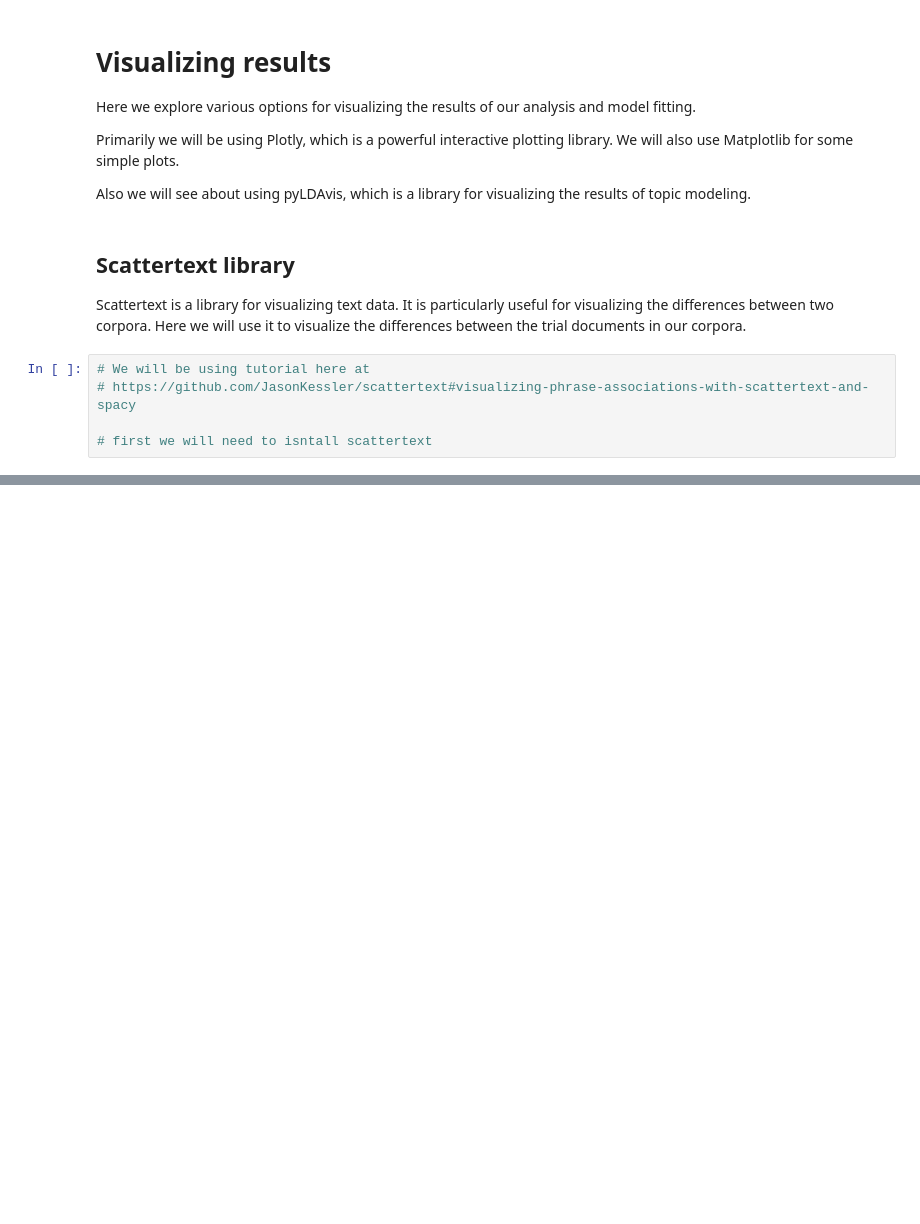
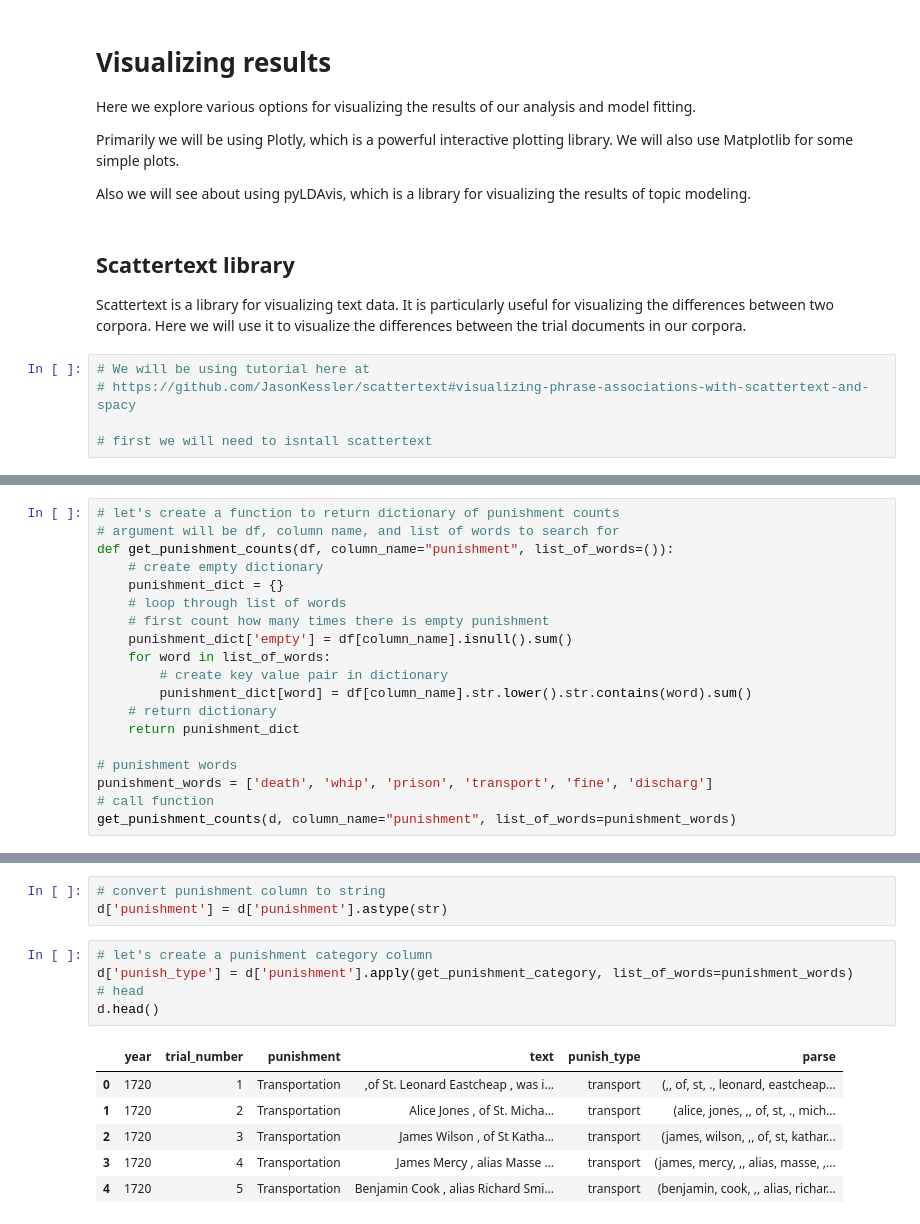
Before and after one commit to ValRCS/BSSDH_2023_workshop, a Jupyter notebook: notebooks/day2_part2_visualizing_results.ipynb, the cells around one changed output, grey strips where cells are left out. Saved outputs shown, nothing was run; the diff lists cells and outputs as text; blank space fills up the shorter version.

```diff
--- a/notebooks/day2_part2_visualizing_results.ipynb
+++ b/notebooks/day2_part2_visualizing_results.ipynb
@@ -41,0 +108,19 @@ open('./demo_compact.html', 'w', encoding="utf-8").write(html)
+# %%
+# let's create a function to return dictionary of punishment counts
+# argument will be df, column name, and list of words to search for
+def get_punishment_counts(df, column_name="punishment", list_of_words=()):
+    # create empty dictionary
+    punishment_dict = {}
+    # loop through list of words
+    # first count how many times there is empty punishment
+    punishment_dict['empty'] = df[column_name].isnull().sum()
+    for word in list_of_words:
+        # create key value pair in dictionary
+        punishment_dict[word] = df[column_name].str.lower().str.contains(word).sum()
+    # return dictionary
+    return punishment_dict
+
+# punishment words
+punishment_words = ['death', 'whip', 'prison', 'transport', 'fine', 'discharg']
+# call function
+get_punishment_counts(d, column_name="punishment", list_of_words=punishment_words)
@@ -41,0 +184,15 @@ open('./demo_compact.html', 'w', encoding="utf-8").write(html)
+# %%
+# convert punishment column to string
+d['punishment'] = d['punishment'].astype(str)
+# %%
+# let's create a punishment category column
+d['punish_type'] = d['punishment'].apply(get_punishment_category, list_of_words=punishment_words)
+# head
+d.head()
+# %% [output]
+|  | year | trial_number | punishment | text | punish_type | parse |
+| 0 | 1720 | 1 | Transportation | ,of St. Leonard Eastcheap , was i... | transport | (,, of, st, ., leonard, eastcheap... |
+| 1 | 1720 | 2 | Transportation | Alice Jones , of St. Micha... | transport | (alice, jones, ,, of, st, ., mich... |
+| 2 | 1720 | 3 | Transportation | James Wilson , of St Katha... | transport | (james, wilson, ,, of, st, kathar... |
+| 3 | 1720 | 4 | Transportation | James Mercy , alias Masse ... | transport | (james, mercy, ,, alias, masse, ,... |
+| 4 | 1720 | 5 | Transportation | Benjamin Cook , alias Richard Smi... | transport | (benjamin, cook, ,, alias, richar... |
```
Also changed, not shown: parts of 28 cells of this notebook, 1 other file.
